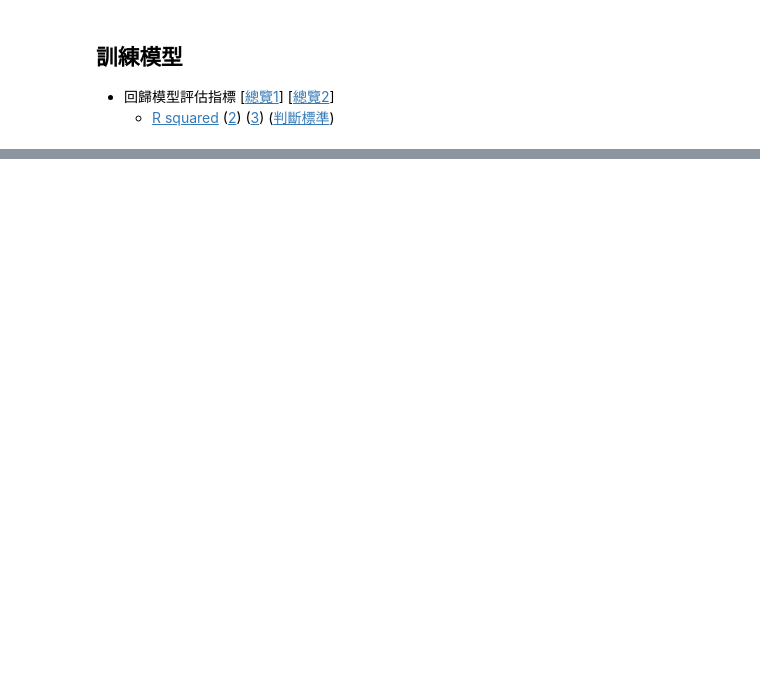
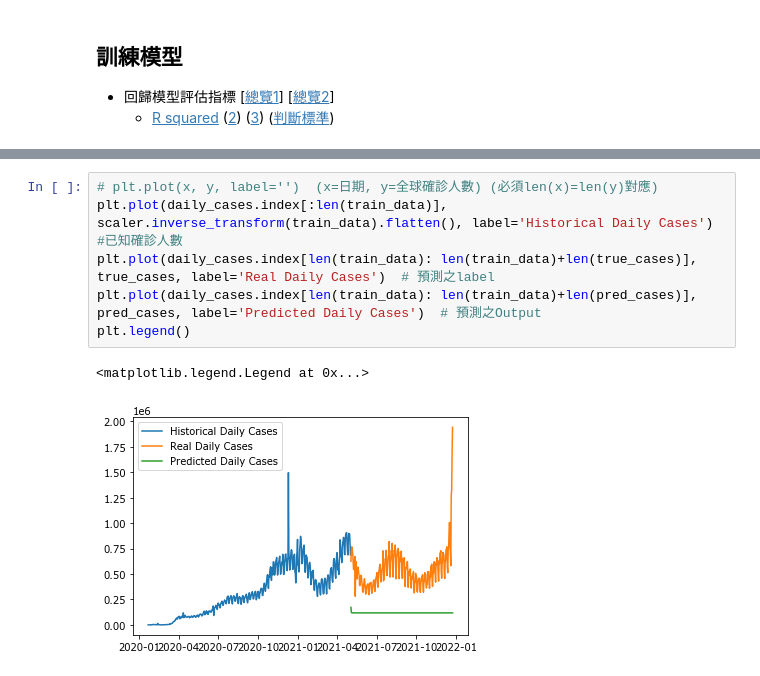
Before and after one commit to a123a20/Chang-Ching, a Jupyter notebook: RNN系列實作/LSTM_COVID-19預測/RNN_新冠病例預測_LSTM.ipynb, the cells around one changed output, grey strips where cells are left out. Saved outputs shown, nothing was run; the diff lists cells and outputs as text; blank space fills up the shorter version.

```diff
--- a/RNN系列實作/LSTM_COVID-19預測/RNN_新冠病例預測_LSTM.ipynb
+++ b/RNN系列實作/LSTM_COVID-19預測/RNN_新冠病例預測_LSTM.ipynb
@@ -516,0 +598,9 @@ plt.legend()
+# %%
+# plt.plot(x, y, label='')  (x=日期, y=全球確診人數) (必須len(x)=len(y)對應)
+plt.plot(daily_cases.index[:len(train_data)], scaler.inverse_transform(train_data).flatten(), label='Historical Daily Cases')  #已知確診人數
+plt.plot(daily_cases.index[len(train_data): len(train_data)+len(true_cases)], true_cases, label='Real Daily Cases')  # 預測之label
+plt.plot(daily_cases.index[len(train_data): len(train_data)+len(pred_cases)], pred_cases, label='Predicted Daily Cases')  # 預測之Output
+plt.legend()
+# %% [output]
+<matplotlib.legend.Legend at 0x...>
+[figure, added]
```
Also changed, not shown: parts of 9 cells of this notebook, 1 other file.
